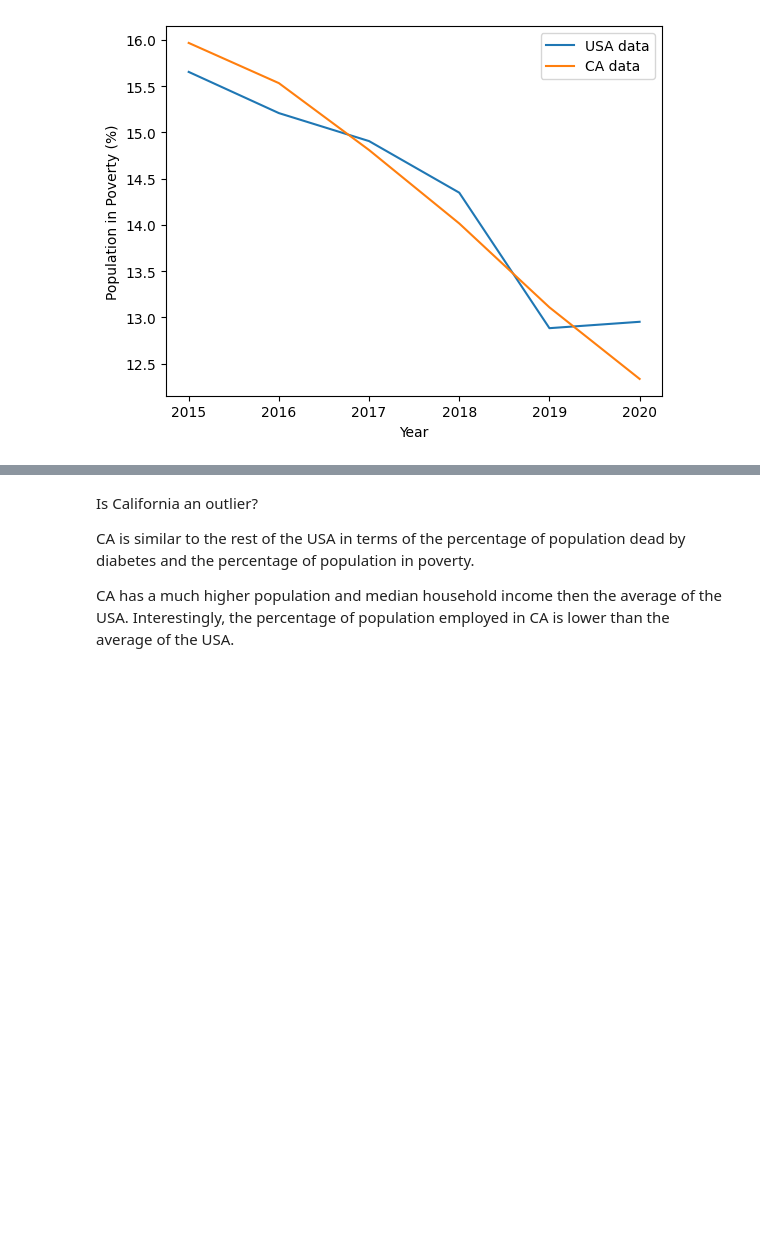
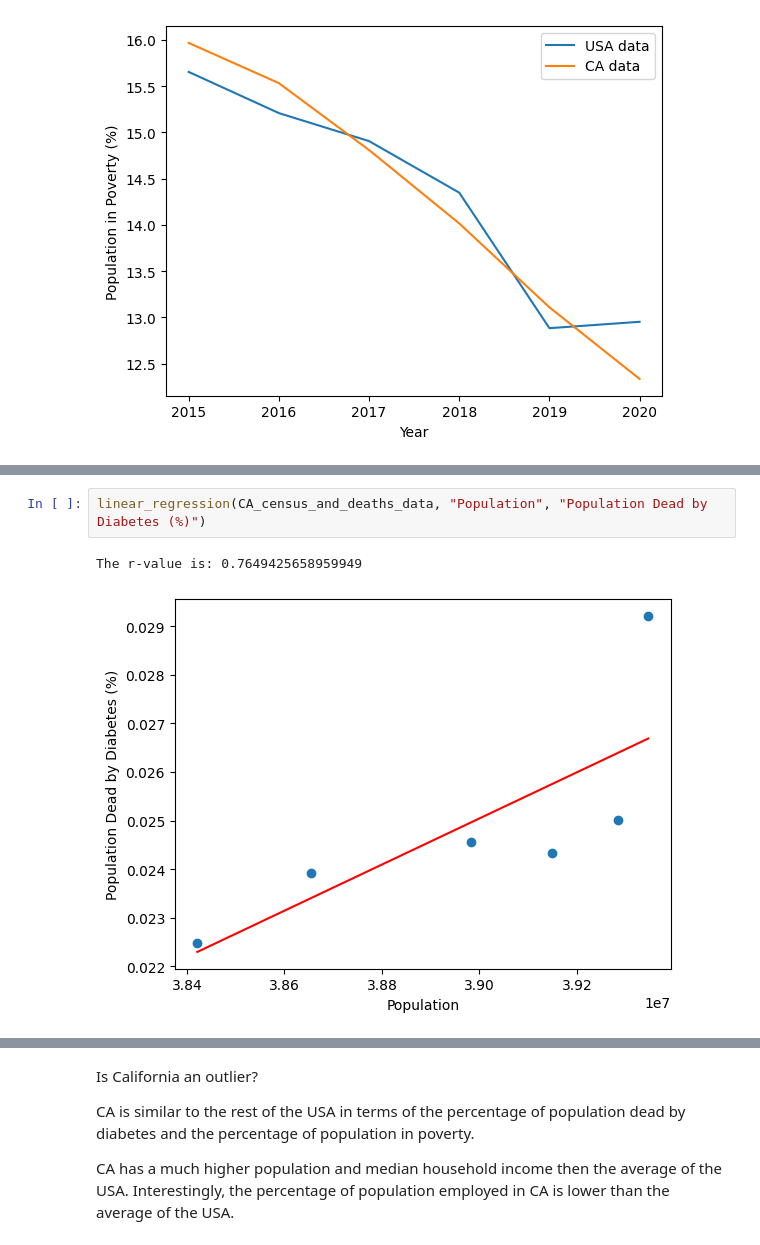
Before and after one commit to isabelmwork/Project1_Diabetes, a Jupyter notebook: Diabetes_Analysis.ipynb, the cells around one changed output, grey strips where cells are left out. Cells and saved outputs as stored; diff of their text form; blank space fills up the shorter version.

```diff
--- a/Diabetes_Analysis.ipynb
+++ b/Diabetes_Analysis.ipynb
@@ -395,0 +421,5 @@ Text(0, 0.5, 'Population in Poverty (%)')
+# %%
+linear_regression(CA_census_and_deaths_data, "Population", "Population Dead by Diabetes (%)")
+# %% [output]
+The r-value is: 0.7649425658959949
+[figure, added]
```
Also changed, not shown: parts of 21 cells of this notebook.
